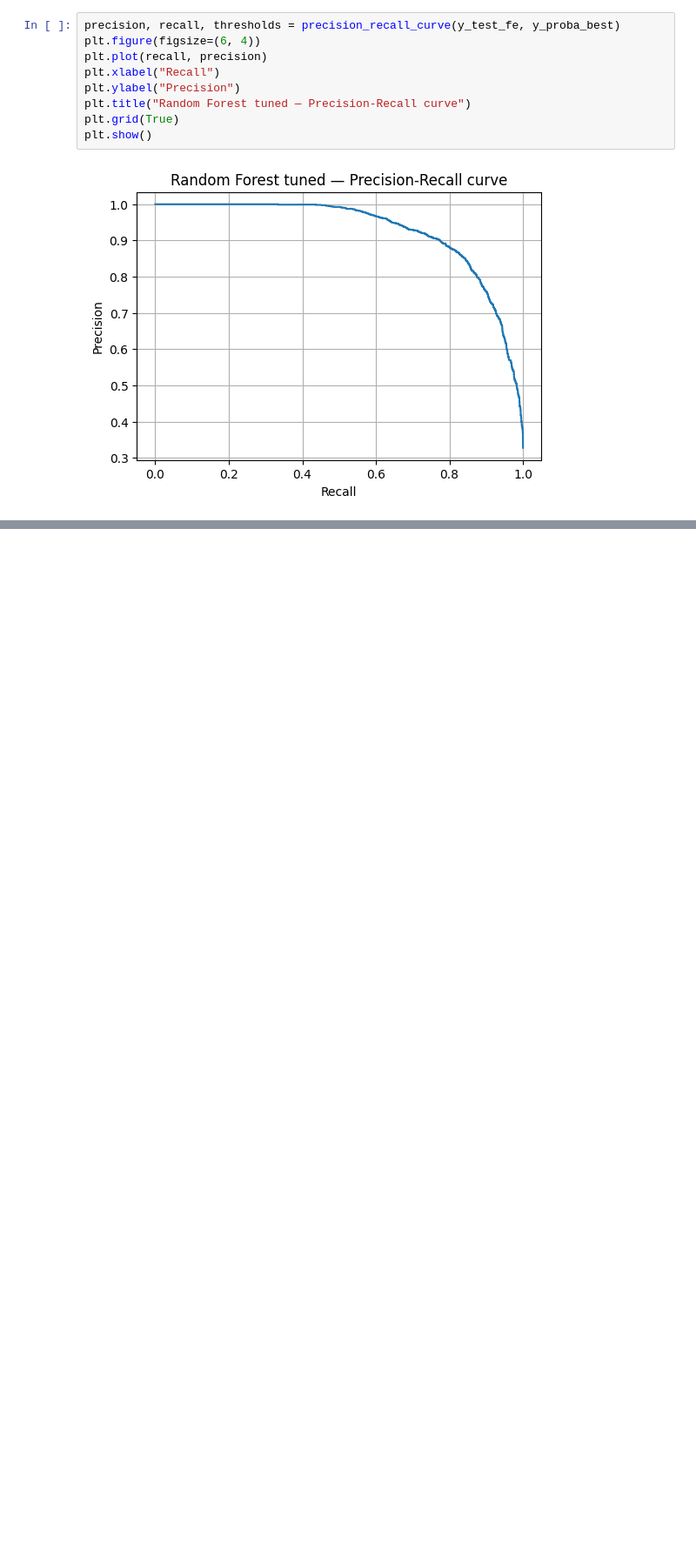
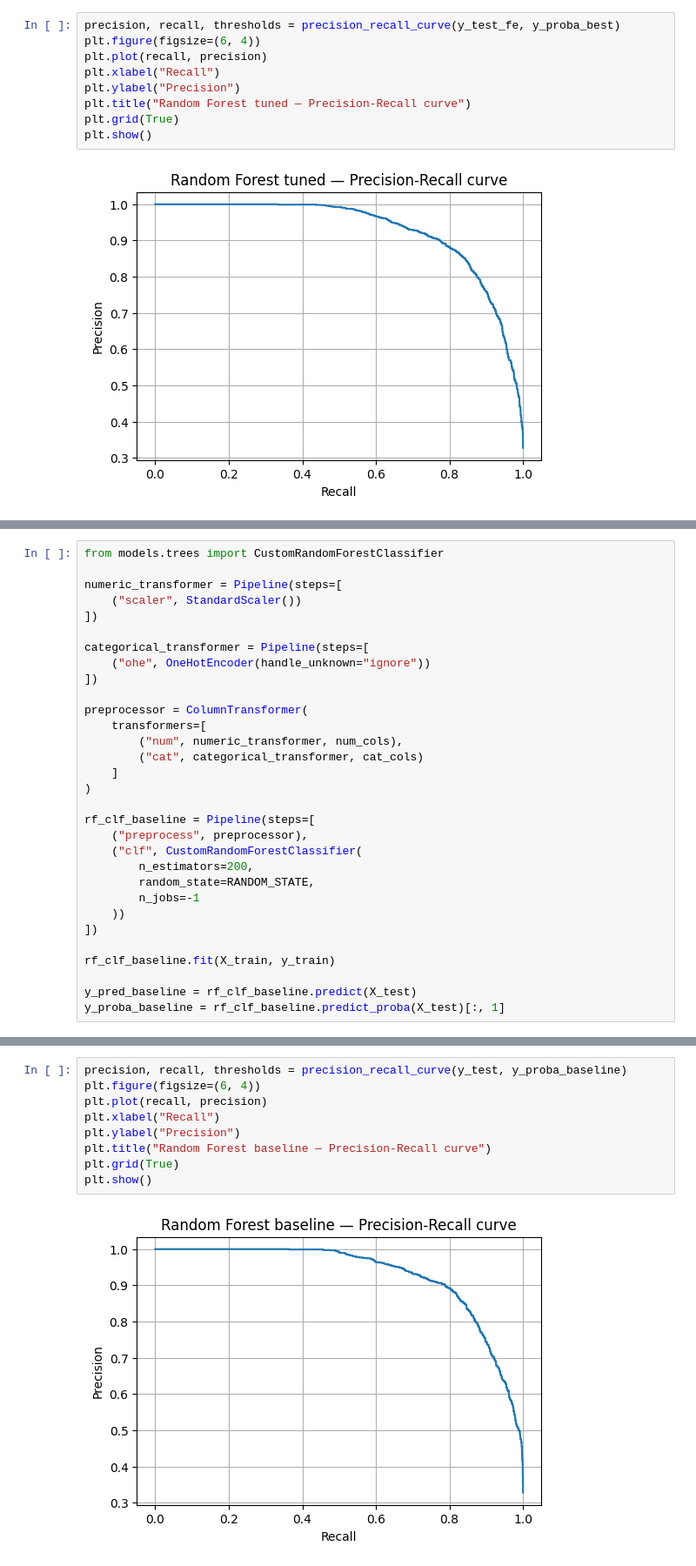
Before and after one commit to Riter/AI_Frameworks_university, a Jupyter notebook: Lab4_final.ipynb, the cells around one changed output, grey strips where cells are left out. Shown at 87% size. Drawn from its saved outputs; the diff is of its cells as text; blank space fills up the shorter version.

```diff
--- a/Lab4.ipynb
+++ b/Lab4_final.ipynb
@@ -455,0 +458,31 @@ plt.show()
+# %%
+from models.trees import CustomRandomForestClassifier
+
+numeric_transformer = Pipeline(steps=[
+    ("scaler", StandardScaler())
+])
+
+categorical_transformer = Pipeline(steps=[
+    ("ohe", OneHotEncoder(handle_unknown="ignore"))
+])
+
+preprocessor = ColumnTransformer(
+    transformers=[
+        ("num", numeric_transformer, num_cols),
+        ("cat", categorical_transformer, cat_cols)
+    ]
+)
+
+rf_clf_baseline = Pipeline(steps=[
+    ("preprocess", preprocessor),
+    ("clf", CustomRandomForestClassifier(
+        n_estimators=200,
+        random_state=RANDOM_STATE,
+        n_jobs=-1
+    ))
+])
+
+rf_clf_baseline.fit(X_train, y_train)
+
+y_pred_baseline = rf_clf_baseline.predict(X_test)
+y_proba_baseline = rf_clf_baseline.predict_proba(X_test)[:, 1]
@@ -455,0 +688,11 @@ plt.show()
+# %%
+precision, recall, thresholds = precision_recall_curve(y_test, y_proba_baseline)
+plt.figure(figsize=(6, 4))
+plt.plot(recall, precision)
+plt.xlabel("Recall")
+plt.ylabel("Precision")
+plt.title("Random Forest baseline — Precision-Recall curve")
+plt.grid(True)
+plt.show()
+# %% [output]
+[figure, added]
```
Also changed, not shown: parts of 35 cells of this notebook, 8 other files.
